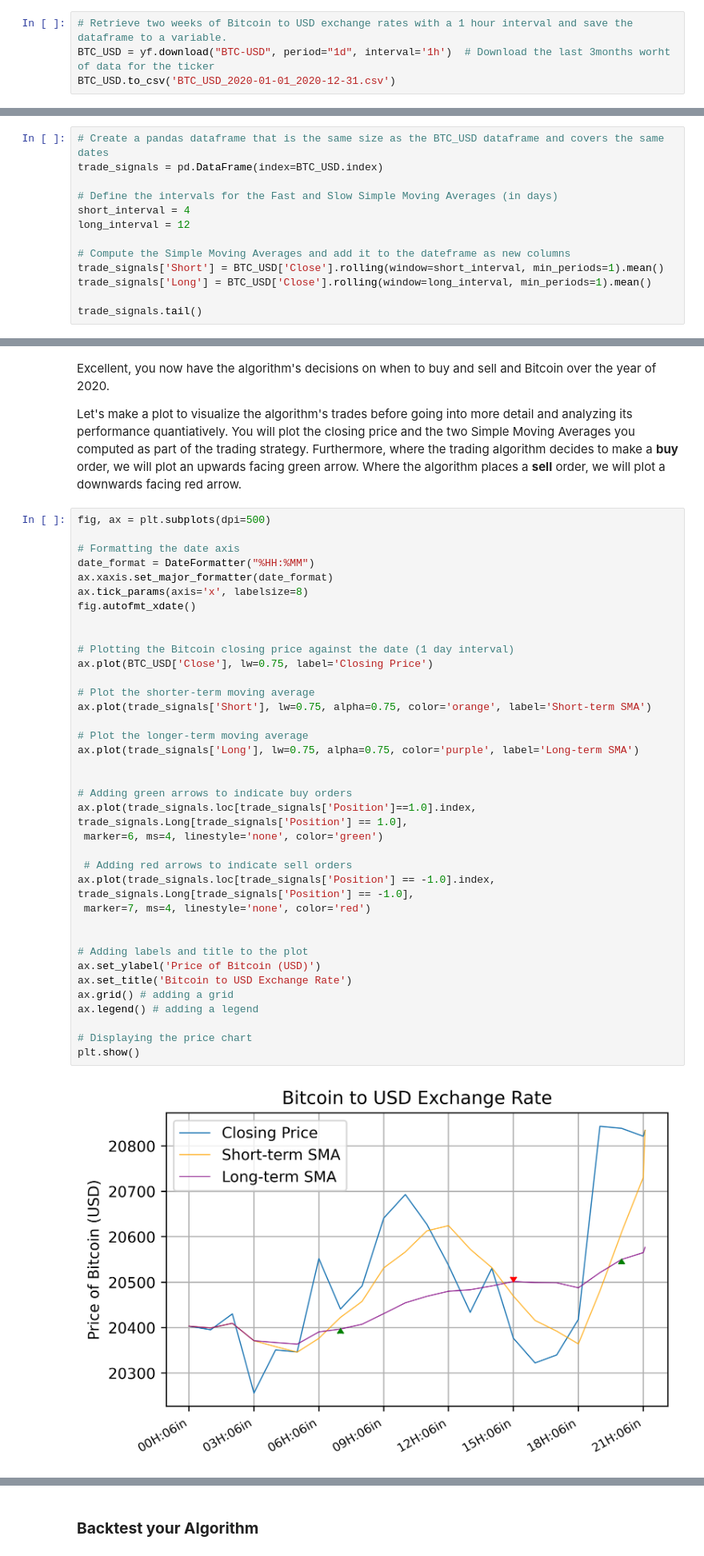
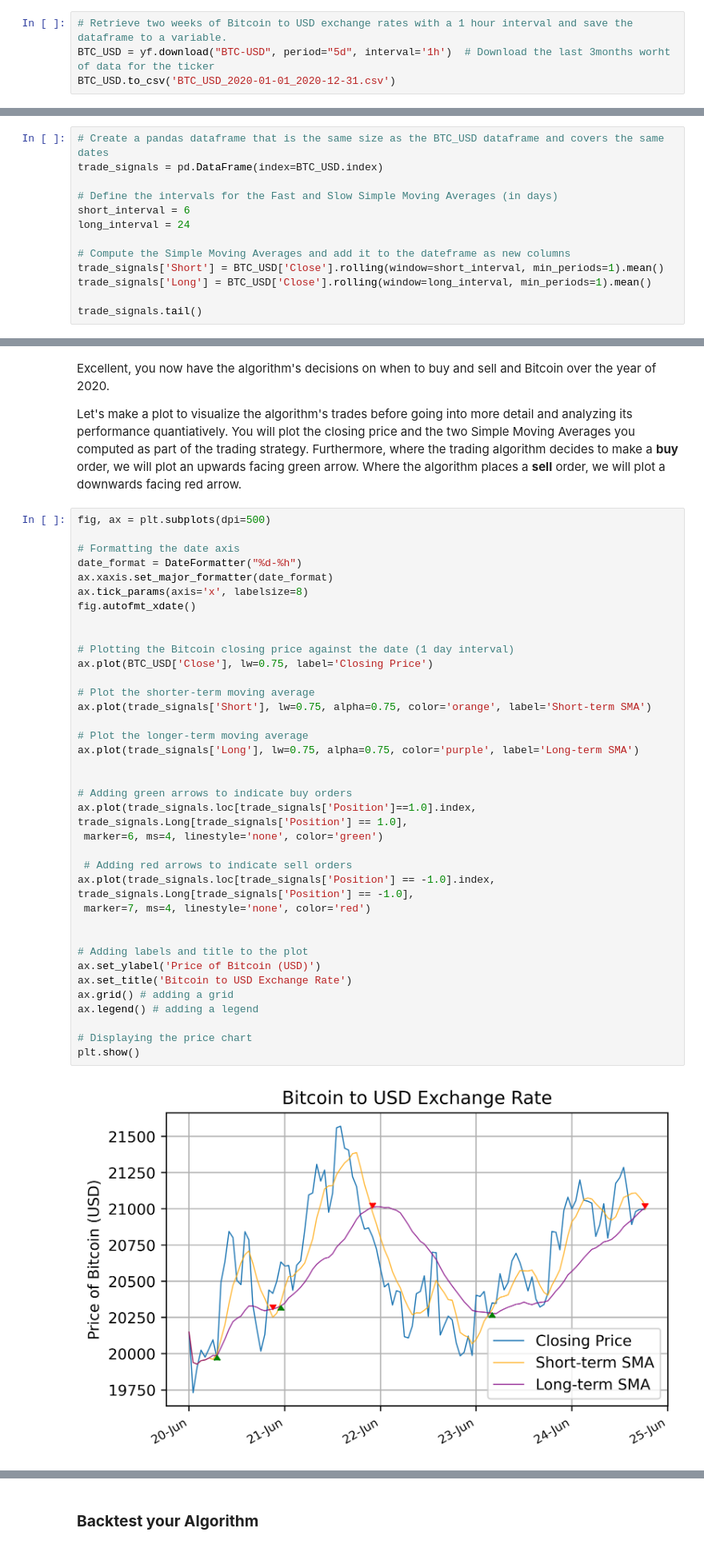
Before and after one commit to mashateayoub/GPXX0PICEN, a Jupyter notebook: doc/CryptoTradingAlgo.ipynb, the cells around one changed output, grey strips where cells are left out. Shown at 80% size. Cells and saved outputs as stored; diff of their text form.

```diff
--- a/doc/CryptoTradingAlgo.ipynb
+++ b/doc/CryptoTradingAlgo.ipynb
@@ -57,7 +57,7 @@ from matplotlib.dates import DateFormatter
 The yfinance library has a built-in method for retrieving historical market data. Let's use this to get the exchange rate of Bitcoin to US Dollars over the year of 2020. We use the `download()` method, passing in the ticker we're interested in ("BTC-USD"), the start and end dates, and the time interval between datapoints. Let's use a 1 day interval.
 # %%
 # Retrieve two weeks of Bitcoin to USD exchange rates with a 1 hour interval and save the dataframe to a variable.
-BTC_USD = yf.download("BTC-USD", period="1d", interval='1h')  # Download the last 3months worht of data for the ticker
+BTC_USD = yf.download("BTC-USD", period="5d", interval='1h')  # Download the last 3months worht of data for the ticker
 BTC_USD.to_csv('BTC_USD_2020-01-01_2020-12-31.csv')
 # %% [output]
 [*********************100%***********************]  1 of 1 completed
@@ -235,8 +235,8 @@ The simplicity of this approach makes it an excellent first strategy to implemen
 trade_signals = pd.DataFrame(index=BTC_USD.index)
 
 # Define the intervals for the Fast and Slow Simple Moving Averages (in days)
-short_interval = 4
-long_interval = 12
+short_interval = 6
+long_interval = 24
 
 # Compute the Simple Moving Averages and add it to the dateframe as new columns
 trade_signals['Short'] = BTC_USD['Close'].rolling(window=short_interval, min_periods=1).mean()
@@ -315,41 +315,41 @@ Let's make a plot to visualize the algorithm's trades before going into more det
 fig, ax = plt.subplots(dpi=500)
 
 # Formatting the date axis
-date_format = DateFormatter("%HH:%MM")
+date_format = DateFormatter("%d-%h")
 ax.xaxis.set_major_formatter(date_format)
 ax.tick_params(axis='x', labelsize=8)
 fig.autofmt_xdate()
 
 
 # Plotting the Bitcoin closing price against the date (1 day interval)
 ax.plot(BTC_USD['Close'], lw=0.75, label='Closing Price')
 
 # Plot the shorter-term moving average
 ax.plot(trade_signals['Short'], lw=0.75, alpha=0.75, color='orange', label='Short-term SMA')
 
 # Plot the longer-term moving average
 ax.plot(trade_signals['Long'], lw=0.75, alpha=0.75, color='purple', label='Long-term SMA')
 
 
 # Adding green arrows to indicate buy orders
 ax.plot(trade_signals.loc[trade_signals['Position']==1.0].index, trade_signals.Long[trade_signals['Position'] == 1.0],
  marker=6, ms=4, linestyle='none', color='green')
 
  # Adding red arrows to indicate sell orders
 ax.plot(trade_signals.loc[trade_signals['Position'] == -1.0].index, trade_signals.Long[trade_signals['Position'] == -1.0],
  marker=7, ms=4, linestyle='none', color='red')
 
 
 # Adding labels and title to the plot
 ax.set_ylabel('Price of Bitcoin (USD)')
 ax.set_title('Bitcoin to USD Exchange Rate')
 ax.grid() # adding a grid
 ax.legend() # adding a legend
 
 # Displaying the price chart
 plt.show()
 # %% [output]
-[figure, old version]
+[figure, new version]
 # %% [markdown]
 Nice! With a quick glance it looks like our algorithm is working as it should. It appears to have bought Bitcoin at relative lows and sold later at a higher price. Feel free to go back and change the values of the `short_interval` and `long_interval` variables to see how that changes things. For now, we'll continue on with the parameters we have and do some quantitative analysis to see how our algorithm performed.
 # %% [markdown]
```
Also changed, not shown: parts of 10 cells of this notebook, 2 other files.
